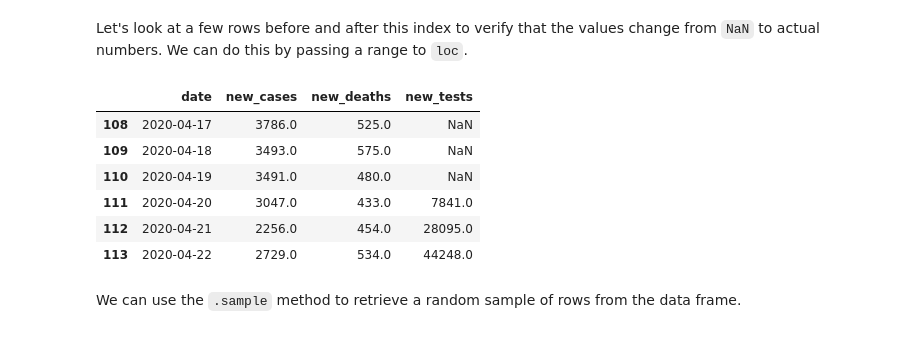
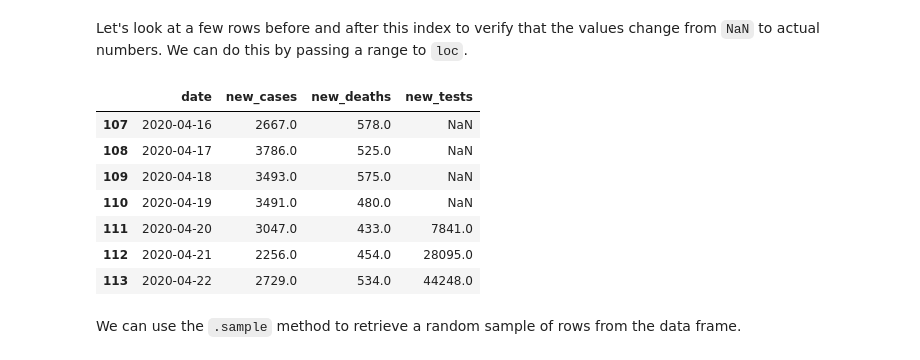
Before and after one commit to Adamebisu/learning-and-small-projects, a Jupyter notebook: python-pandas-data-analysis.ipynb, the cells around one changed output. Saved outputs shown, nothing was run; the diff lists cells and outputs as text; code cells hidden in the pictures.

```diff
--- a/python-pandas-data-analysis.ipynb
+++ b/python-pandas-data-analysis.ipynb
@@ -358,9 +358,10 @@ covid_df.new_tests.first_valid_index()
 # %% [markdown]
 Let's look at a few rows before and after this index to verify that the values change from `NaN` to actual numbers. We can do this by passing a range to `loc`.
 # %%
-covid_df.loc[108:113]
+covid_df.loc[107:113]
 # %% [output]
 |  | date | new_cases | new_deaths | new_tests |
+| 107 | 2020-04-16 | 2667.0 | 578.0 | NaN |
 | 108 | 2020-04-17 | 3786.0 | 525.0 | NaN |
 | 109 | 2020-04-18 | 3493.0 | 575.0 | NaN |
 | 110 | 2020-04-19 | 3491.0 | 480.0 | NaN |
```
Also changed, not shown: parts of 3 cells of this notebook.
